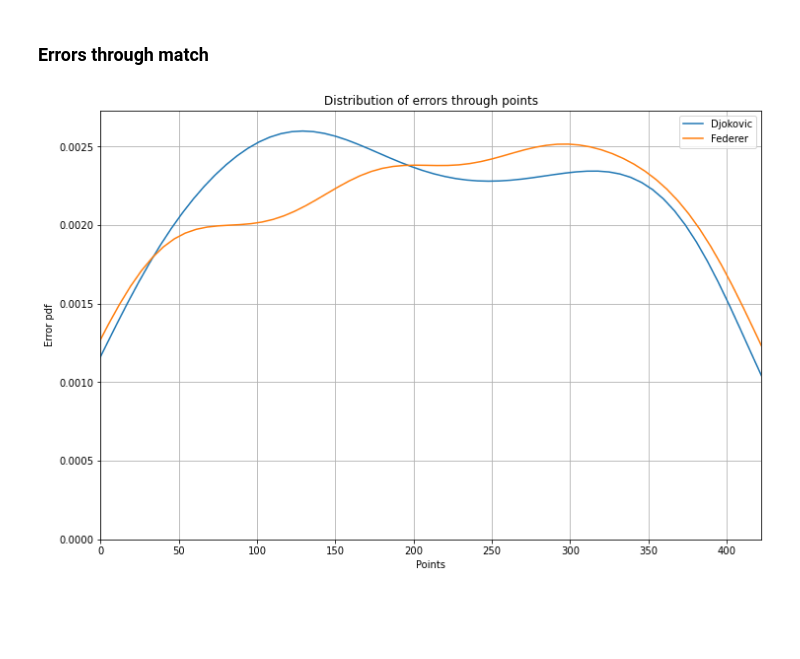
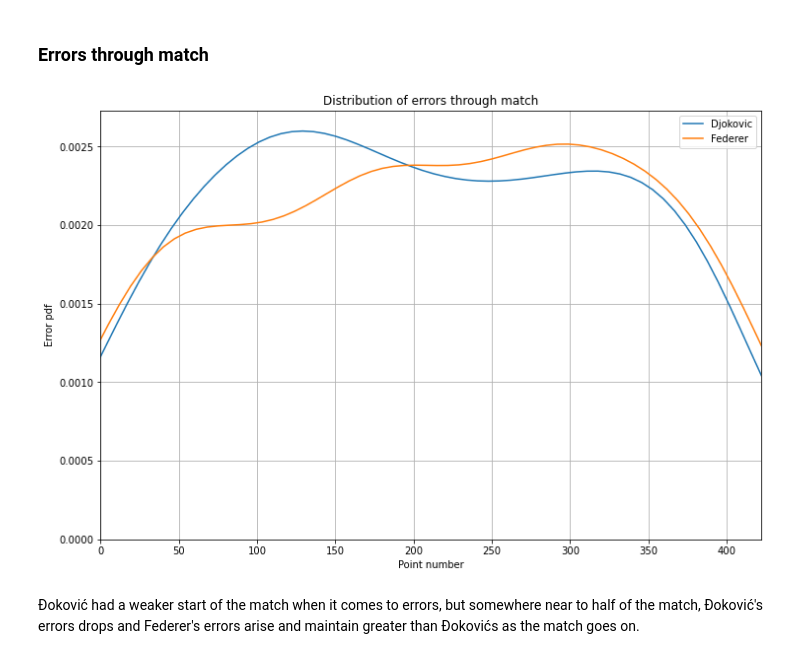
Before and after one commit to m-grbic/Foundley-Project, a Jupyter notebook: Tennis.ipynb, the cells around one changed output. Saved outputs shown, nothing was run; the diff lists cells and outputs as text; code cells hidden in the pictures; blank space fills up the shorter version.

```diff
--- a/Tennis.ipynb
+++ b/Tennis.ipynb
@@ -886,15 +965,17 @@ plt.show()
 # %%
 error1 = df.loc[df['error'] == 1].index.to_numpy()
 error2 = df.loc[df['error'] == 2].index.to_numpy()
 
 plt.figure(figsize=(12,8))
 sn.kdeplot(error1, label=player_name[0])
 sn.kdeplot(error2, label=player_name[1])
 plt.ylabel('Error pdf')
-plt.xlabel('Points')
+plt.xlabel('Point number')
 plt.xlim([0,df.shape[0]])
-plt.title('Distribution of errors through points')
+plt.title('Distribution of errors through match')
 plt.grid('minor')
 plt.show()
 # %% [output]
-[figure, old version]
+[figure, new version]
+# %% [markdown]
+Đoković had a weaker start of the match when it comes to errors, but somewhere near to half of the match, Đoković's errors drops and Federer's errors arise and maintain greater than Đokovićs as the match goes on.
```
Also changed, not shown: parts of 31 cells of this notebook.
